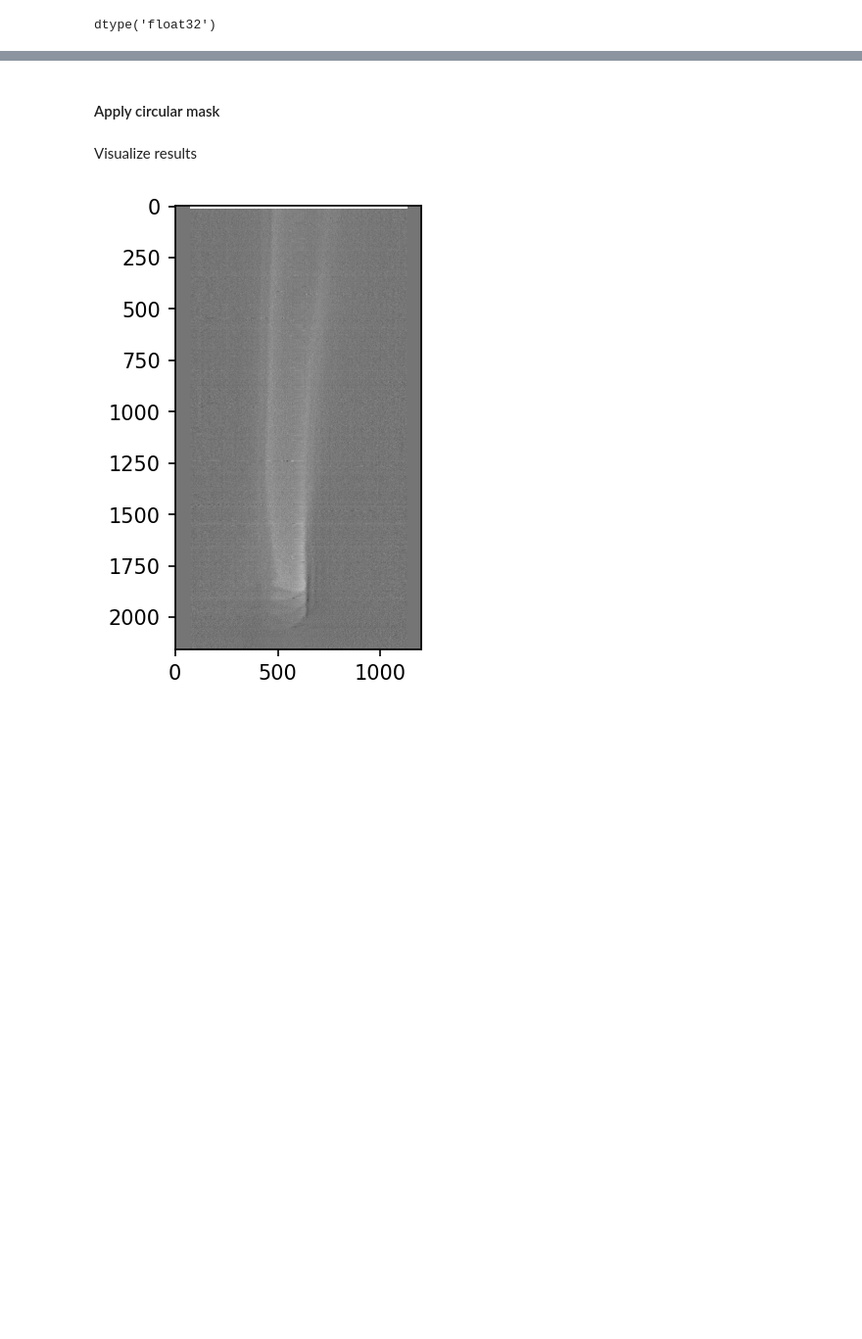
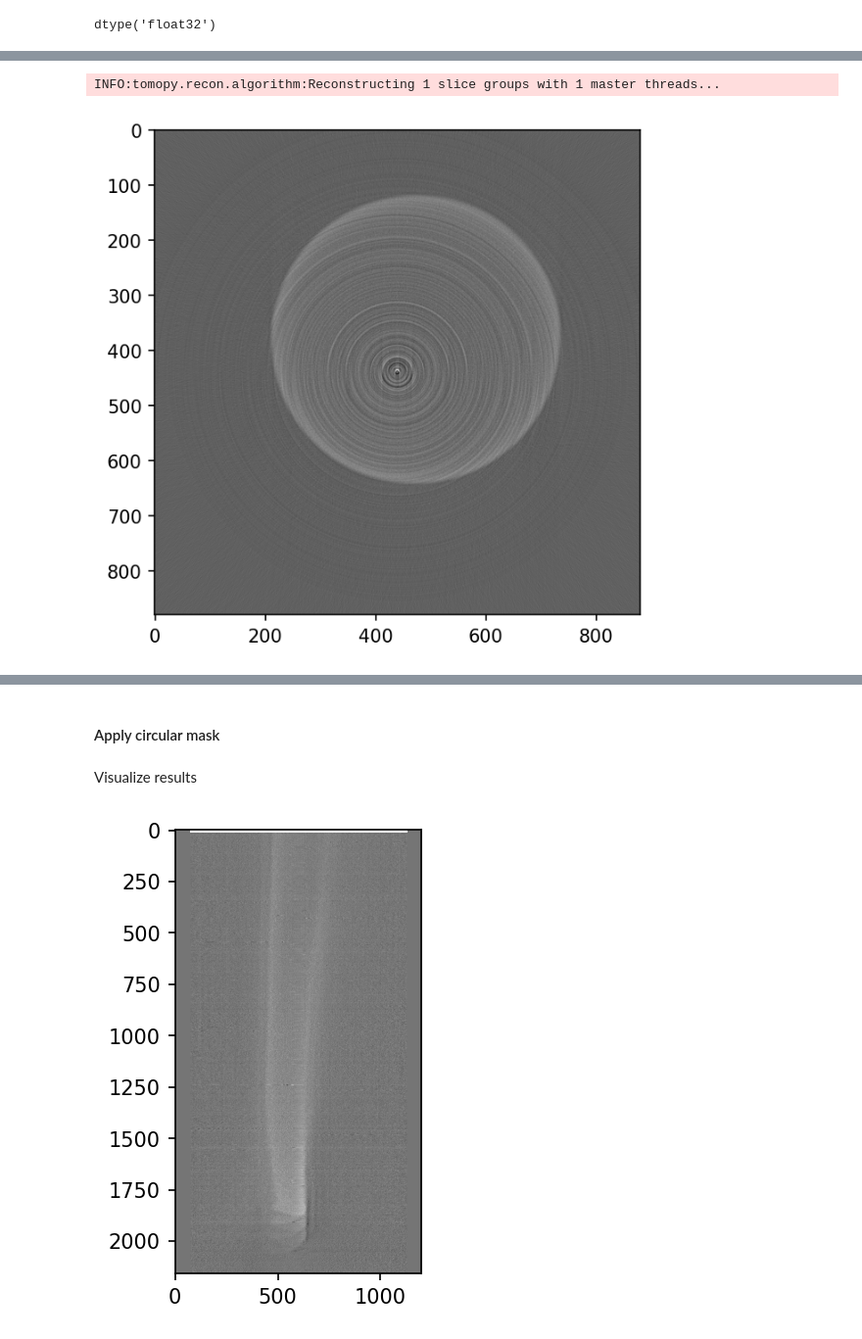
Before and after one commit to SESAME-Synchrotron/BEATS_recon, a Jupyter notebook: examples/BEATS_KBLT_tomopy_recon_test_02.ipynb, the cells around one changed output, grey strips where cells are left out. Shown at 98% size. Saved outputs shown, nothing was run; the diff lists cells and outputs as text; code cells hidden in the pictures; blank space fills up the shorter version.

```diff
--- a/examples/BEATS_KBLT_tomopy_recon_test_02.ipynb
+++ b/examples/BEATS_KBLT_tomopy_recon_test_02.ipynb
@@ -197,0 +206,16 @@ dtype('float32')
+# %%
+options = {'proj_type': 'cuda', 'method': 'FBP_CUDA'}
+# %%
+recon_gpu = tomopy.recon(projs_corr,
+                         theta,
+                         center=417,
+                         algorithm=tomopy.astra,
+                         options=options,
+                         ncore=1)
+# %% [output]
+INFO:tomopy.recon.algorithm:Reconstructing 1 slice groups with 1 master threads...
+# %%
+plt.imshow(recon_gpu[300, :, :], cmap='gray')
+plt.show()
+# %% [output]
+[figure, added]
```
Also changed, not shown: parts of 21 cells of this notebook.
